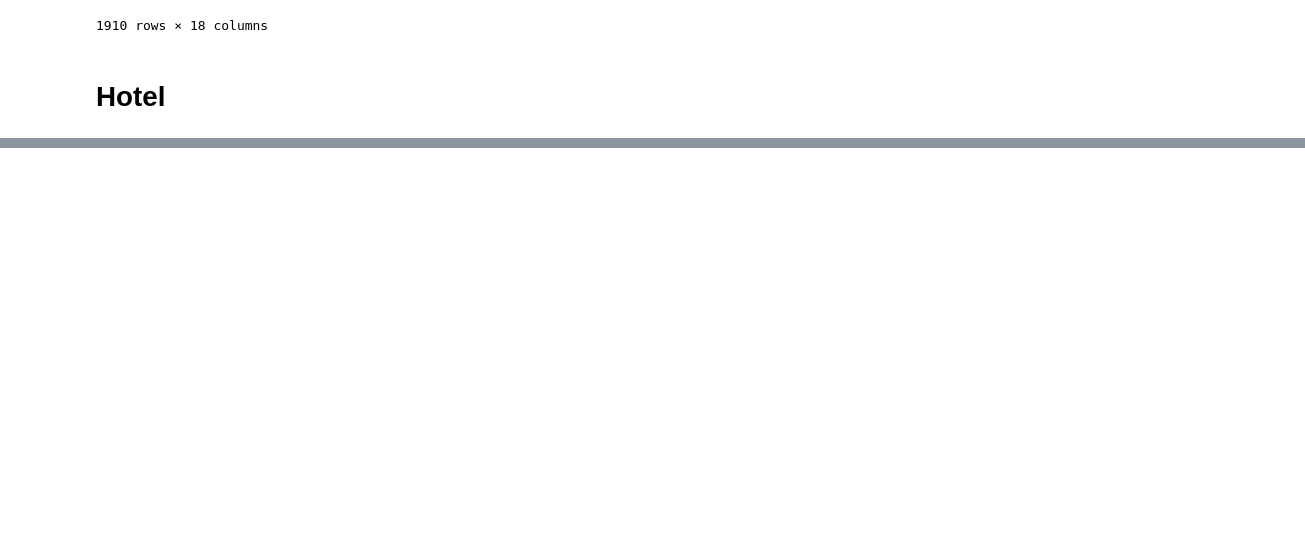
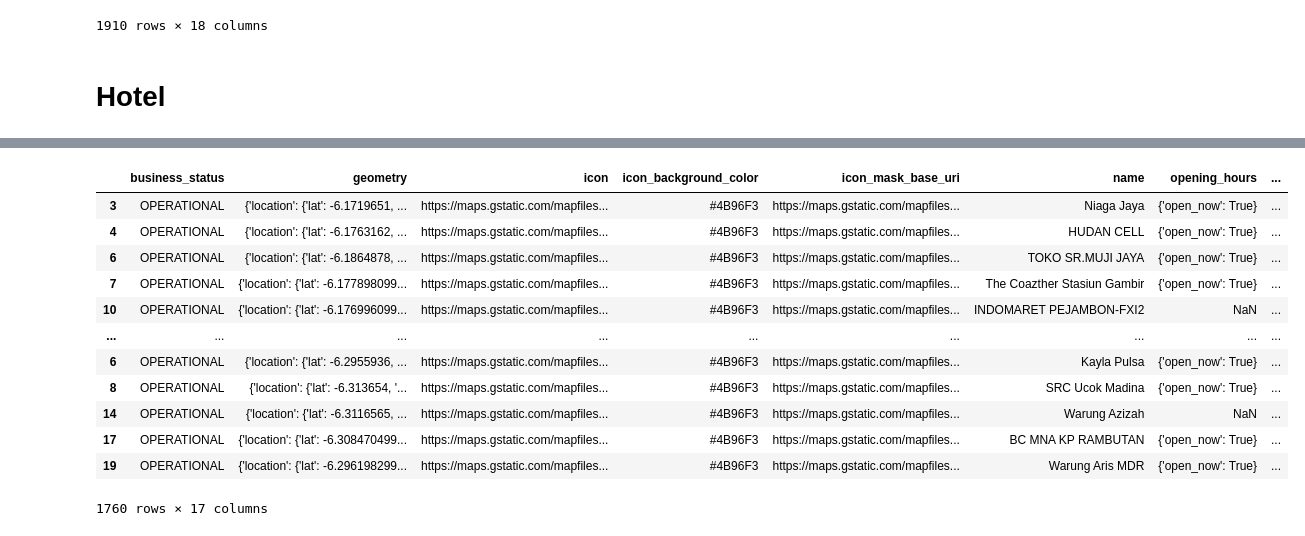
Before and after one commit to maevezhw/gemastik, a Jupyter notebook: coba-api.ipynb, the cells around one changed output, grey strips where cells are left out. Drawn from its saved outputs; the diff is of its cells as text; code cells hidden in the pictures; blank space fills up the shorter version.

```diff
--- a/coba-api.ipynb
+++ b/coba-api.ipynb
@@ -537,0 +564,19 @@ hotel_df.to_csv("Hotel di Jakarta API.csv", index=False)
+# %%
+shopping_mall_df = shopping_mall_df.drop_duplicates(subset = 'place_id')
+shopping_mall_df_new = shopping_mall_df[shopping_mall_df['rating'] >= 3.0]
+# shopping_mall_df_new = shopping_mall_df_new[shopping_mall_df_new['user_ratings_total'] >= 20]
+shopping_mall_df_new
+# %% [output]
+|  | business_status | geometry | icon | icon_background_color | icon_mask_base_uri | name | opening_hours | ... |
+| 3 | OPERATIONAL | {'location': {'lat': -6.1719651, ... | https://maps.gstatic.com/mapfiles... | #4B96F3 | https://maps.gstatic.com/mapfiles... | Niaga Jaya | {'open_now': True} | ... |
+| 4 | OPERATIONAL | {'location': {'lat': -6.1763162, ... | https://maps.gstatic.com/mapfiles... | #4B96F3 | https://maps.gstatic.com/mapfiles... | HUDAN CELL | {'open_now': True} | ... |
+| 6 | OPERATIONAL | {'location': {'lat': -6.1864878, ... | https://maps.gstatic.com/mapfiles... | #4B96F3 | https://maps.gstatic.com/mapfiles... | TOKO SR.MUJI JAYA | {'open_now': True} | ... |
+| 7 | OPERATIONAL | {'location': {'lat': -6.177898099... | https://maps.gstatic.com/mapfiles... | #4B96F3 | https://maps.gstatic.com/mapfiles... | The Coazther Stasiun Gambir | {'open_now': True} | ... |
+| 10 | OPERATIONAL | {'location': {'lat': -6.176996099... | https://maps.gstatic.com/mapfiles... | #4B96F3 | https://maps.gstatic.com/mapfiles... | INDOMARET PEJAMBON-FXI2 | NaN | ... |
+| ... | ... | ... | ... | ... | ... | ... | ... | ... |
+| 6 | OPERATIONAL | {'location': {'lat': -6.2955936, ... | https://maps.gstatic.com/mapfiles... | #4B96F3 | https://maps.gstatic.com/mapfiles... | Kayla Pulsa | {'open_now': True} | ... |
+| 8 | OPERATIONAL | {'location': {'lat': -6.313654, '... | https://maps.gstatic.com/mapfiles... | #4B96F3 | https://maps.gstatic.com/mapfiles... | SRC Ucok Madina | {'open_now': True} | ... |
+| 14 | OPERATIONAL | {'location': {'lat': -6.3116565, ... | https://maps.gstatic.com/mapfiles... | #4B96F3 | https://maps.gstatic.com/mapfiles... | Warung Azizah | NaN | ... |
+| 17 | OPERATIONAL | {'location': {'lat': -6.308470499... | https://maps.gstatic.com/mapfiles... | #4B96F3 | https://maps.gstatic.com/mapfiles... | BC MNA KP RAMBUTAN | {'open_now': True} | ... |
+| 19 | OPERATIONAL | {'location': {'lat': -6.296198299... | https://maps.gstatic.com/mapfiles... | #4B96F3 | https://maps.gstatic.com/mapfiles... | Warung Aris MDR | {'open_now': True} | ... |
+1760 rows × 17 columns
```
Also changed, not shown: parts of 8 cells of this notebook, 2 other files.
